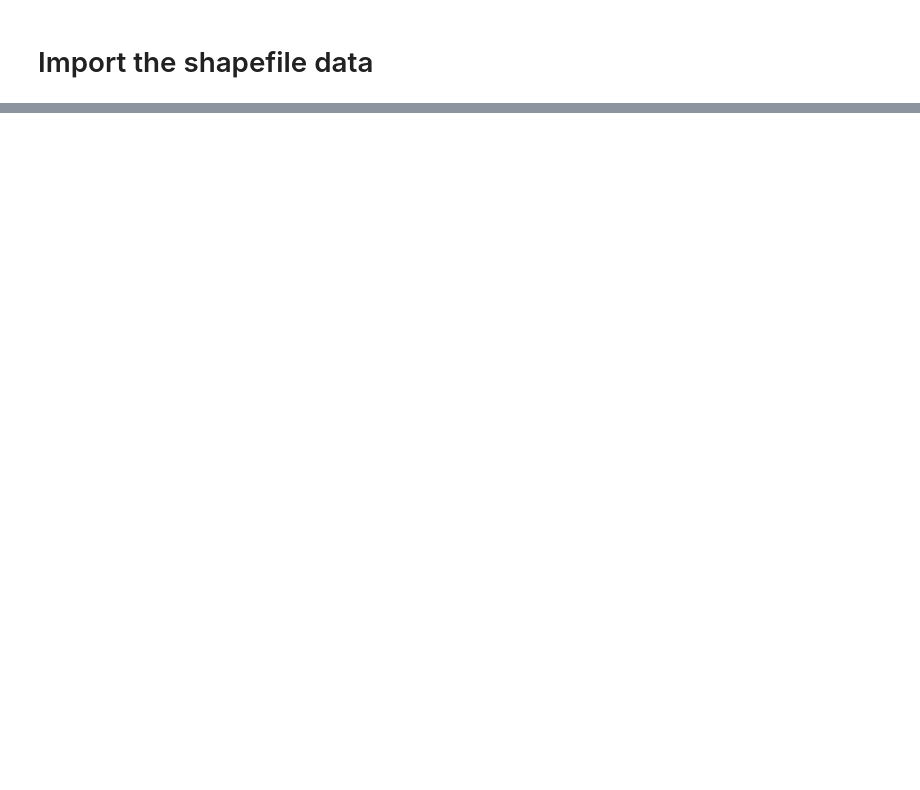
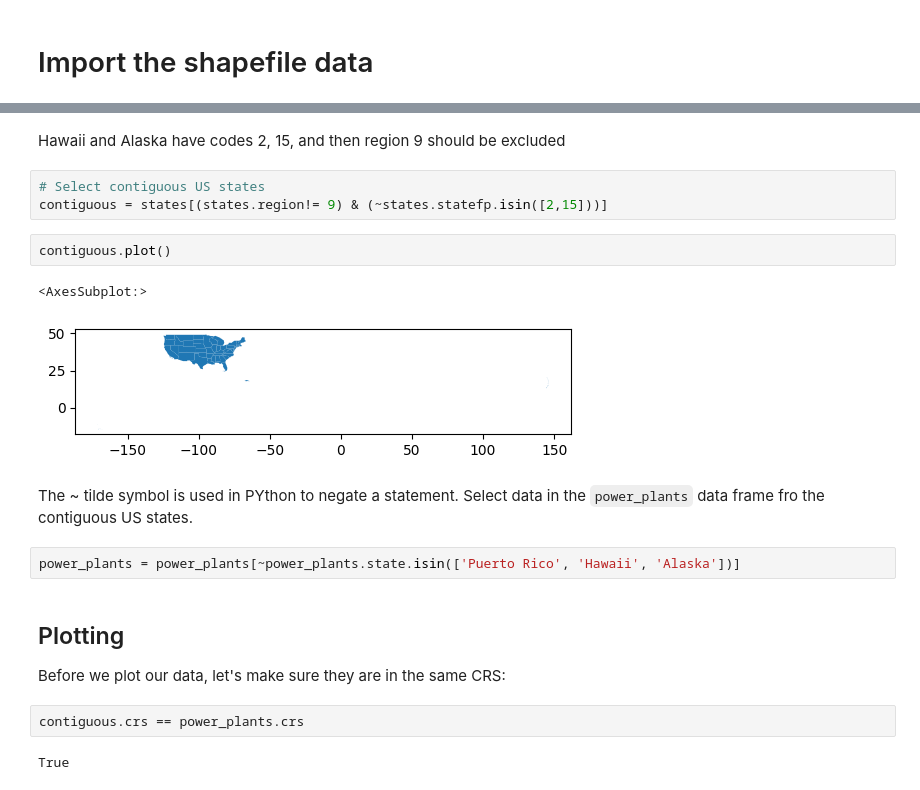
Before and after one commit to bgrazda/eds220-2024-in-class, a Jupyter notebook: week5-csv-to-geodf.ipynb, the cells around one changed output, grey strips where cells are left out. Cells and saved outputs as stored; diff of their text form; blank space fills up the shorter version.

```diff
--- a/week5-csv-to-geodf.ipynb
+++ b/week5-csv-to-geodf.ipynb
@@ -67,0 +194,22 @@ states.head(3)
+# %% [markdown]
+Hawaii and Alaska have codes 2, 15, and then region 9 should be excluded
+# %%
+# Select contiguous US states
+contiguous = states[(states.region!= 9) & (~states.statefp.isin([2,15]))]
+# %%
+contiguous.plot()
+# %% [output]
+<AxesSubplot:>
+[figure, added]
+# %% [markdown]
+The ~ tilde symbol is used in PYthon to negate a statement.
+Select data in the `power_plants` data frame fro the contiguous US states.
+# %%
+power_plants = power_plants[~power_plants.state.isin(['Puerto Rico', 'Hawaii', 'Alaska'])]
+# %% [markdown]
+## Plotting
+Before we plot our data, let's make sure they are in the same CRS:
+# %%
+contiguous.crs == power_plants.crs
+# %% [output]
+True
```
Also changed, not shown: parts of 28 cells of this notebook.
